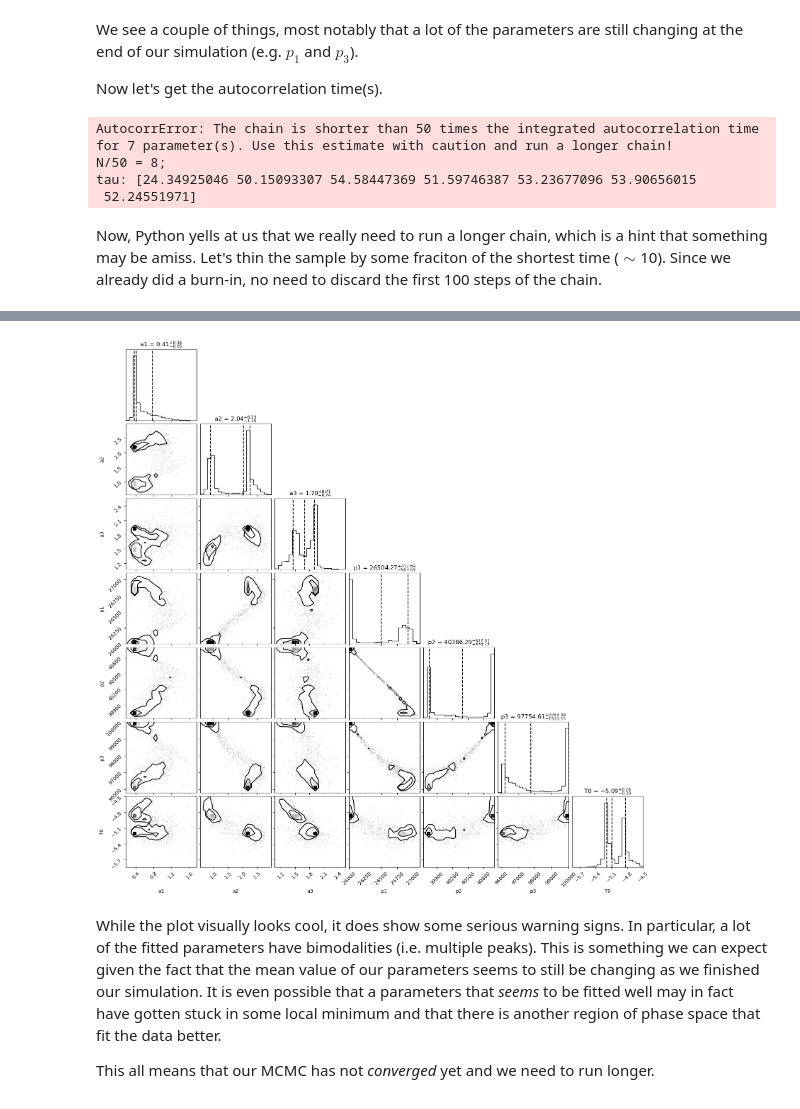
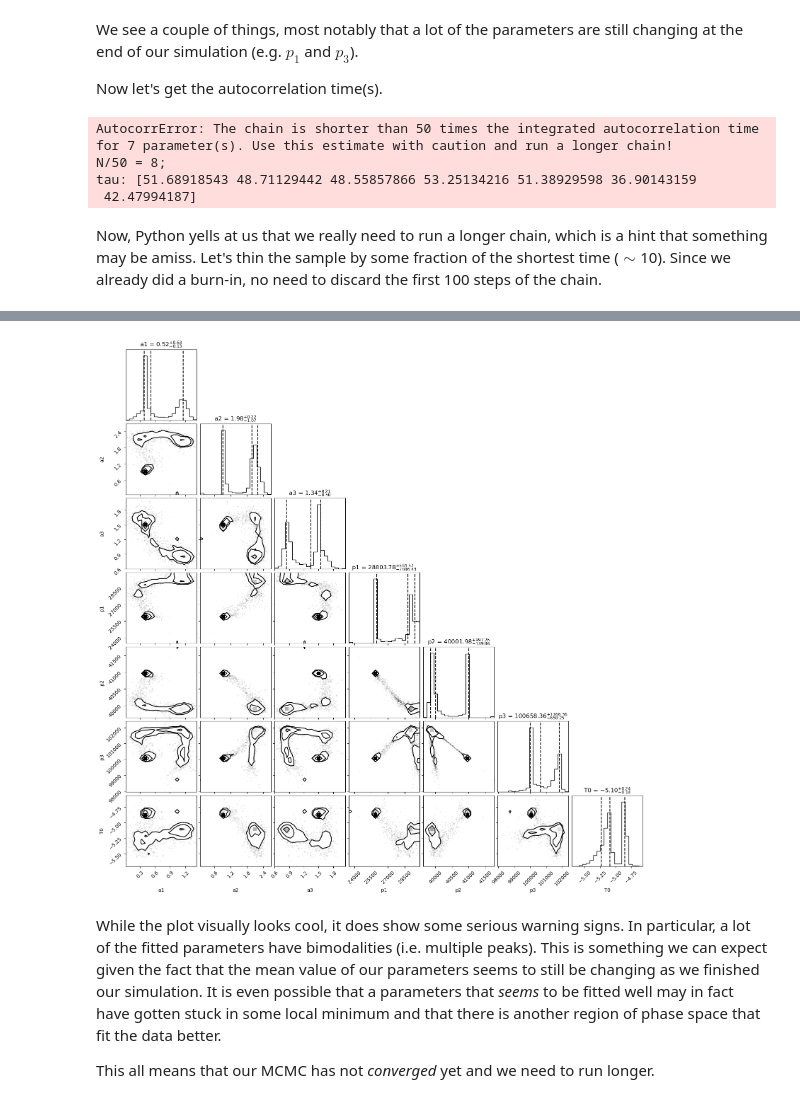
Before and after one commit to thaynecurrie/phys7903_fall2025, a Jupyter notebook: ScientificPythonNotes/Bayesian_MCMC/Python_MCMC_part3.ipynb, the cells around one changed output, grey strips where cells are left out. Cells and saved outputs as stored; diff of their text form; code cells hidden in the pictures.

```diff
--- a/ScientificPythonNotes/Bayesian_MCMC/Python_MCMC_part3.ipynb
+++ b/ScientificPythonNotes/Bayesian_MCMC/Python_MCMC_part3.ipynb
@@ -152,5 +142,7 @@ nwalkers = 100
 niter = 400
 initial = np.array([1.0, 1.0, 1.0, 26000., 41000.,100000.,-4.5])
 ndim = len(initial)
-p0 = [np.array(initial) + 1e-7 * np.random.randn(ndim) for i in range(nwalkers)]
+
+spreadval=1e-3
+p0 = [np.array(initial) + spreadval * np.random.randn(ndim) for i in range(nwalkers)]
 # %% [markdown]
@@ -158,9 +150,9 @@ We are now ready to run the MCMC. In the previous section, we ran MCMC for a set
 # %%
-def main(p0,nwalkers,niter,ndim,log_probability,data):
+def main(p0,nwalkers,niter,ndim,log_probability,data,nburnin=100):
     sampler = emcee.EnsembleSampler(nwalkers, ndim, log_probability, args=data)
 
     print("Running burn-in...")
-    p0, _, _ = sampler.run_mcmc(p0, 100,progress=True)
+    p0, _, _ = sampler.run_mcmc(p0, nburnin,progress=True)
     sampler.reset()
 
     print("Running production...")
@@ -270,17 +262,23 @@ We see a couple of things, most notably that a lot of the parameters are still c
 Now let's get the autocorrelation time(s).
 # %%
 tau=sampler.get_autocorr_time()
+tau
 # %% [output]
 AutocorrError: The chain is shorter than 50 times the integrated autocorrelation time for 7 parameter(s). Use this estimate with caution and run a longer chain!
 N/50 = 8;
-tau: [24.34925046 50.15093307 54.58447369 51.59746387 53.23677096 53.90656015
- 52.24551971]
+tau: [51.68918543 48.71129442 48.55857866 53.25134216 51.38929598 36.90143159
+ 42.47994187]
 # %% [markdown]
-Now, Python yells at us that we really need to run a longer chain, which is a hint that something may be amiss.   Let's thin the sample by some fraciton of the shortest time ($\sim$10).  Since we already did a burn-in, no need to discard the first 100 steps of the chain.
+Now, Python yells at us that we really need to run a longer chain, which is a hint that something may be amiss.   Let's thin the sample by some fraction of the shortest time ($\sim$10).  Since we already did a burn-in, no need to discard the first 100 steps of the chain.
 # %%
 flat_samples=sampler.get_chain(thin=10,flat=True)
 print(flat_samples.shape)
 labels = ['a1','a2','a3','p1','p2','p3','T0']
-fig = corner.corner(flat_samples,show_titles=True,labels=labels,plot_datapoints=True,quantiles=[0.16, 0.5, 0.84])
+
+#5 to 95%
+custom_limits_run1=[tuple(np.nanpercentile(flat_samples[:,g],[5,95],axis=0)) for g in np.arange(flat_samples.shape[1])]
+
+fig = corner.corner(flat_samples,show_titles=True,labels=labels,ranges=custom_limits_run1,\
+                    plot_datapoints=True,quantiles=[0.16, 0.5, 0.84])
 #fig = corner.corner(samples,show_titles=True,labels=labels,plot_datapoints=True,quantiles=[0.16, 0.5, 0.84])
 # %% [output]
@@ -295,4 +291,4 @@ WARNING:root:Too few points to create valid contours
-[figure, old version]
+[figure, new version]
 # %% [markdown]
 While the plot visually looks cool, it does show some serious warning signs.  In particular, a lot of the fitted parameters have bimodalities (i.e. multiple peaks).   This is something we can expect given the fact that the mean value of our parameters seems to still be changing as we finished our simulation.  It is even possible that a parameters that _seems_ to be fitted well may in fact have gotten stuck in some local minimum and that there is another region of phase space that fit the data better.
 
```
Also changed, not shown: parts of 18 cells of this notebook.
